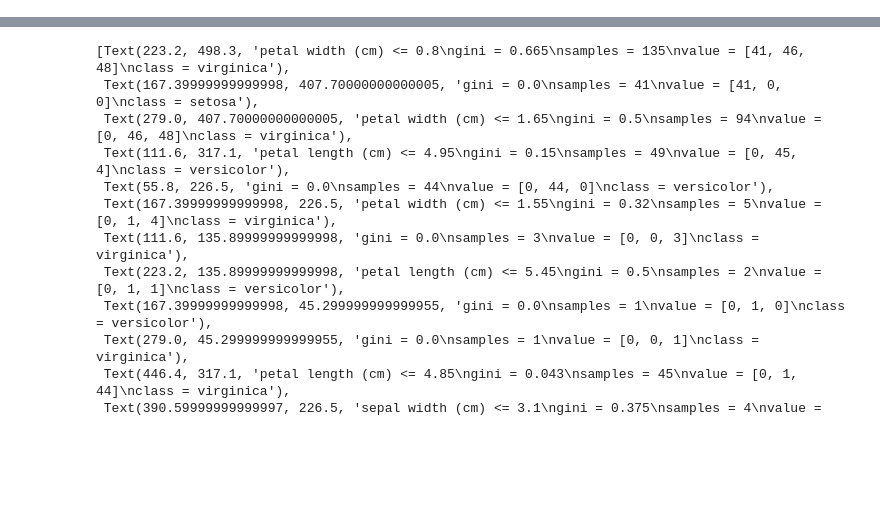
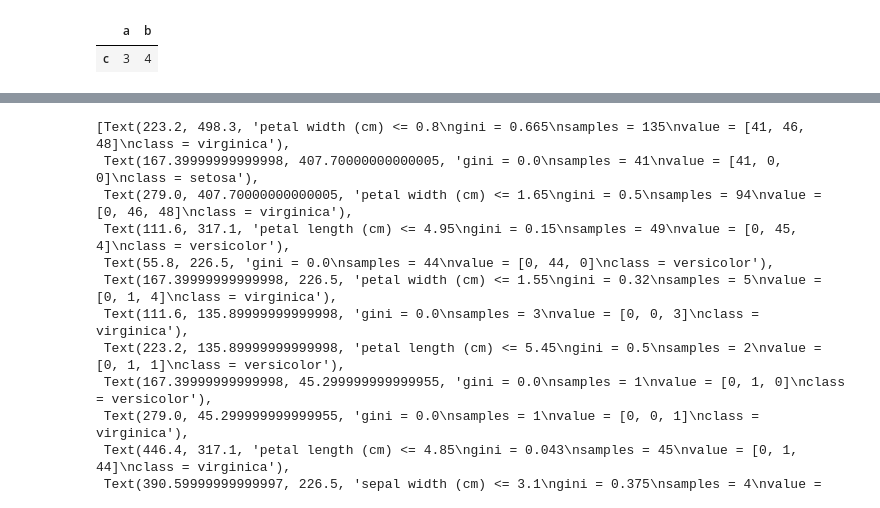
Before and after one commit to Elwing-Chou/tibaml1027, a Jupyter notebook: classification.ipynb, the cells around one changed output, grey strips where cells are left out. Saved outputs shown, nothing was run; the diff lists cells and outputs as text; code cells hidden in the pictures; blank space fills up the shorter version.

```diff
--- a/classification.ipynb
+++ b/classification.ipynb
@@ -9,6 +9,17 @@ df = pd.DataFrame(iris["data"],
 df["ans"] = iris["target"]
 df.to_csv("iris.csv", encoding="utf-8", index=False)
 df
+# %%
+test = pd.DataFrame(
+    [[1, 2],
+     [3, 4]],
+    columns=["a", "b"],
+    index=["a", "c"]
+)
+test.drop(["a"], axis=0)
+# %% [output]
+|  | a | b |
+| c | 3 | 4 |
 # %%
 # 開始丟到sklearn前, 把所有東西轉換成numpy array(好習慣)
 import numpy as np
```
Also changed, not shown: parts of 1 cell of this notebook.
